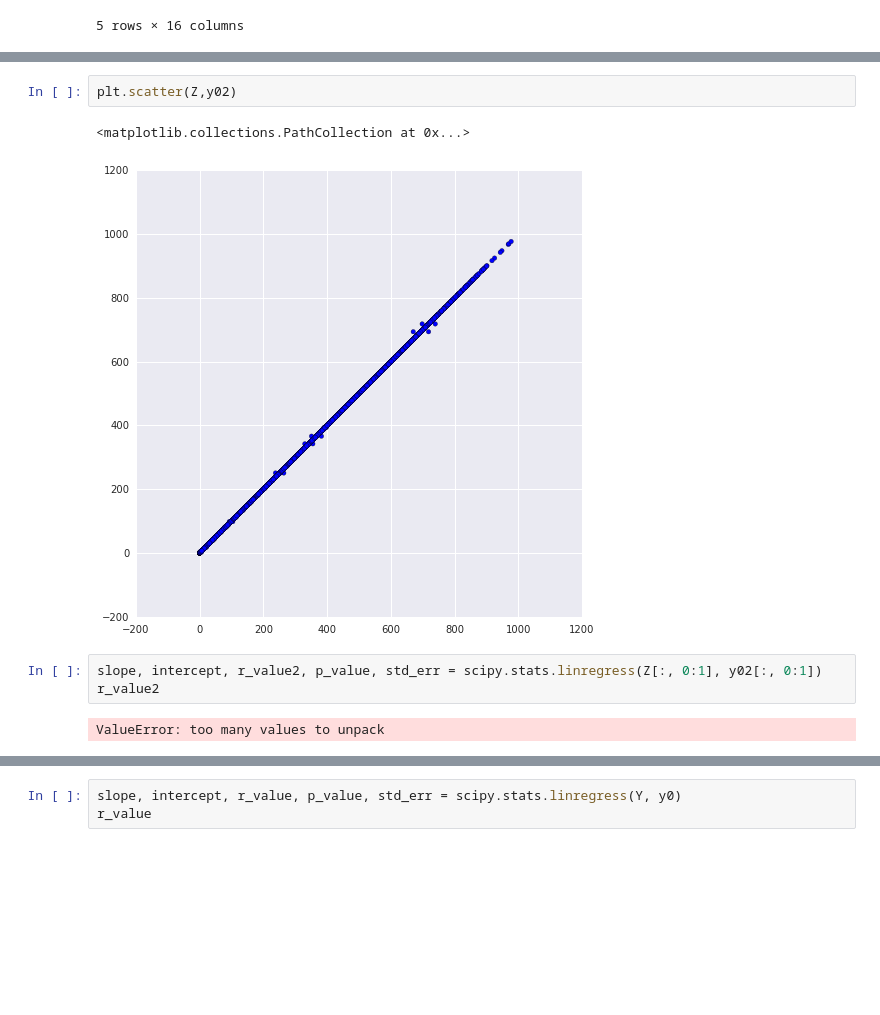
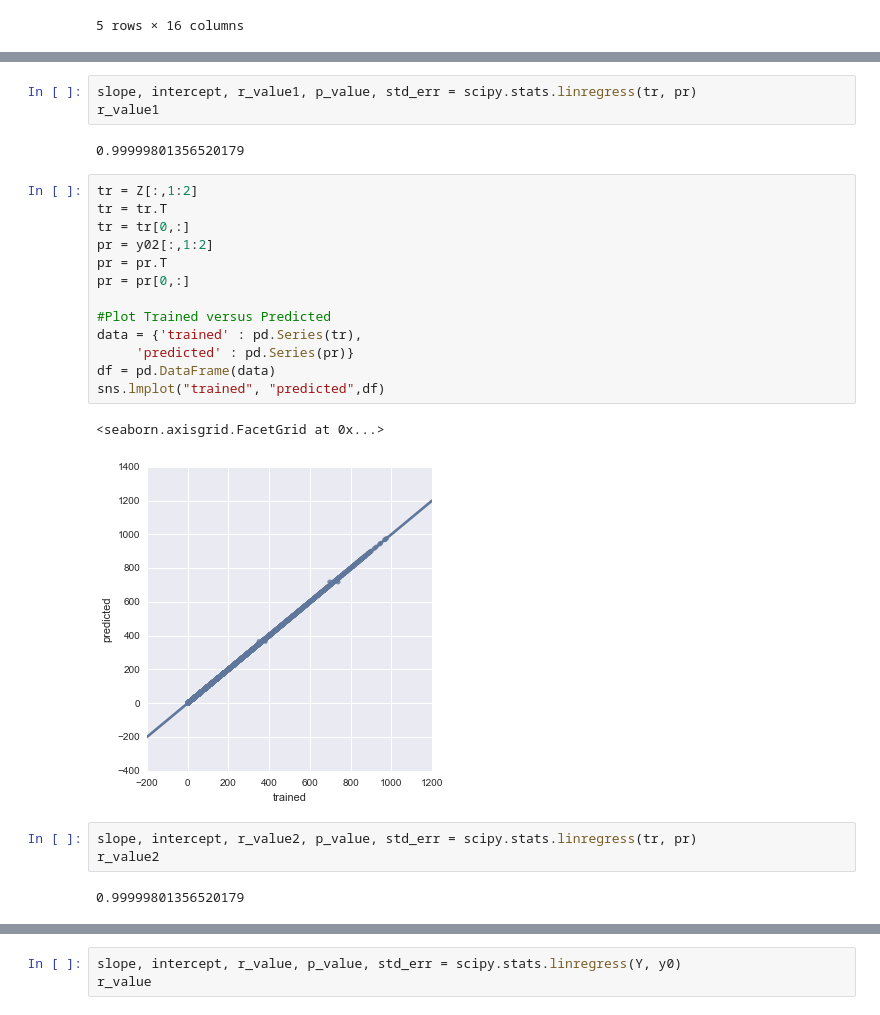
Before and after one commit to rothnic/kaggle_bikesharing, a Jupyter notebook: Bikesharing-Regression.ipynb, the cells around one changed output, grey strips where cells are left out. Drawn from its saved outputs; the diff is of its cells as text; blank space fills up the shorter version.

```diff
--- a/Bikesharing-Regression.ipynb
+++ b/Bikesharing-Regression.ipynb
@@ -95,10 +111,26 @@ plt.scatter(Y,y0)
-# %%
-plt.scatter(Z,y02)
-# %% [output]
-<matplotlib.collections.PathCollection at 0x...>
-[figure, removed]
+# %%
+slope, intercept, r_value1, p_value, std_err = scipy.stats.linregress(tr, pr)
+r_value1
+# %% [output]
+0.99999801356520179
+# %%
+tr = Z[:,1:2]
+tr = tr.T
+tr = tr[0,:]
+pr = y02[:,1:2]
+pr = pr.T
+pr = pr[0,:]
+
+#Plot Trained versus Predicted
+data = {'trained' : pd.Series(tr),
+     'predicted' : pd.Series(pr)}
+df = pd.DataFrame(data)
+sns.lmplot("trained", "predicted",df)
+# %% [output]
+<seaborn.axisgrid.FacetGrid at 0x...>
+[figure, added]
 # %%
-slope, intercept, r_value2, p_value, std_err = scipy.stats.linregress(Z[:, 0:1], y02[:, 0:1])
+slope, intercept, r_value2, p_value, std_err = scipy.stats.linregress(tr, pr)
 r_value2
 # %% [output]
-ValueError: too many values to unpack
+0.99999801356520179
```
Also changed, not shown: parts of 9 cells of this notebook, 4 other files.
